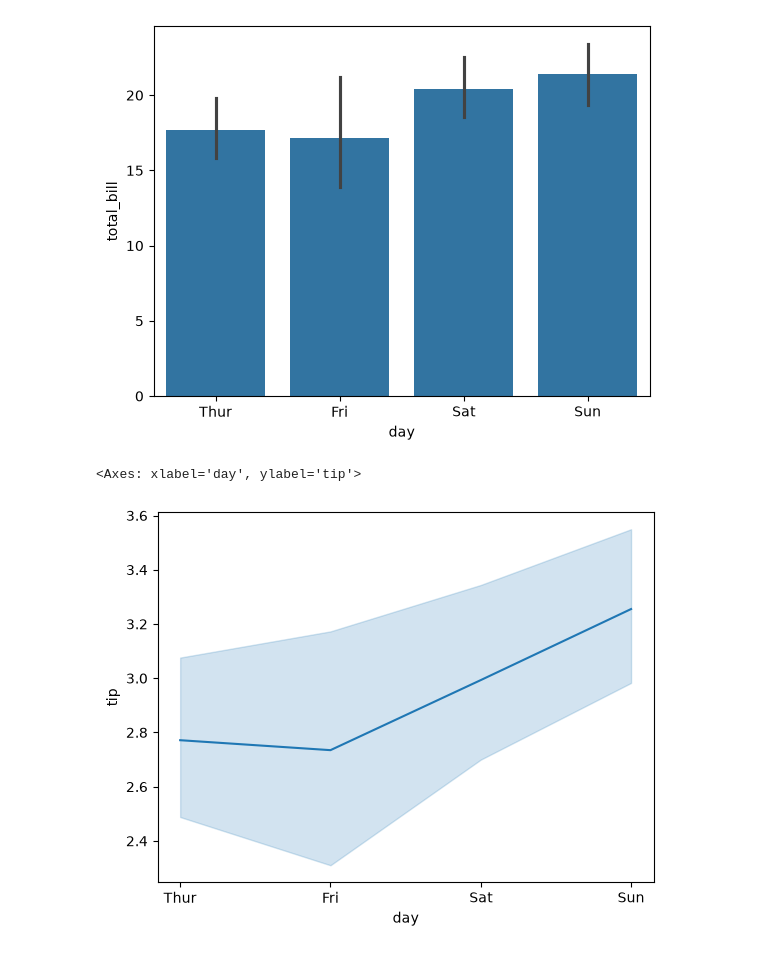
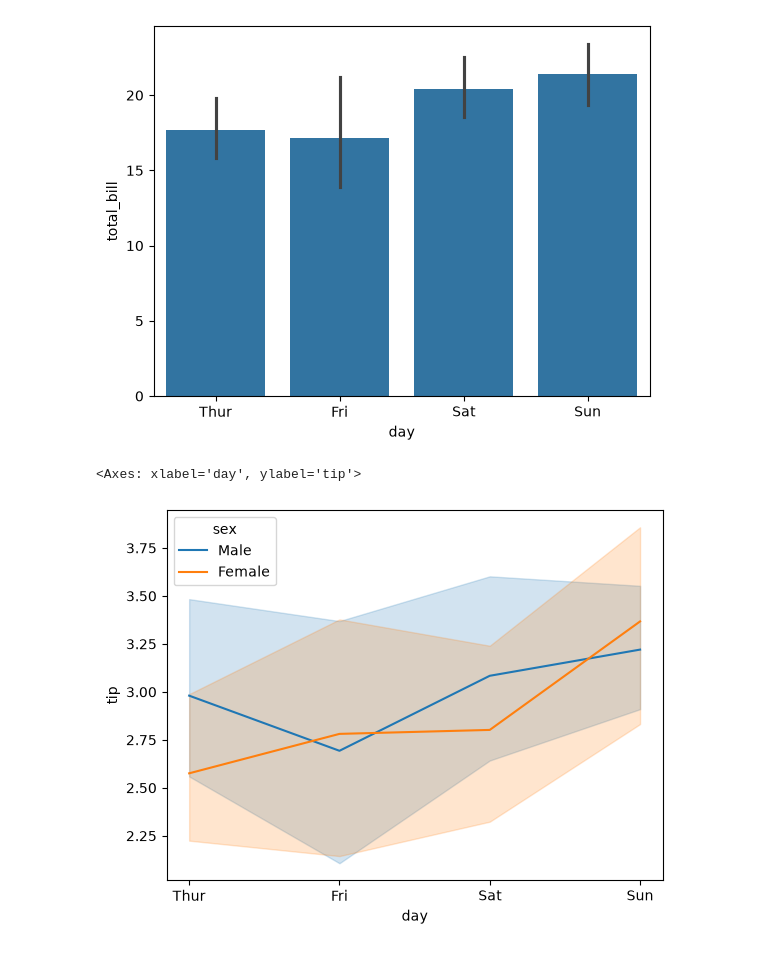
Before and after one commit to Aryanbhayji/Seaborn-library, a Jupyter notebook: main.ipynb, the cells around one changed output. Cells and saved outputs as stored; diff of their text form; code cells hidden in the pictures.

```diff
--- a/main.ipynb
+++ b/main.ipynb
@@ -262,8 +262,8 @@ sns.barplot(data=data,x="day",y="total_bill")
 # %%
 import seaborn as sns
 df=sns.load_dataset("tips")
 
-sns.lineplot(data=df, x="day",y="tip")
+sns.lineplot(data=df, x="day",y="tip",hue="sex")
 # %% [output]
 <Axes: xlabel='day', ylabel='tip'>
-[figure, old version]
+[figure, new version]
```
Also changed, not shown: parts of 2 cells of this notebook.
